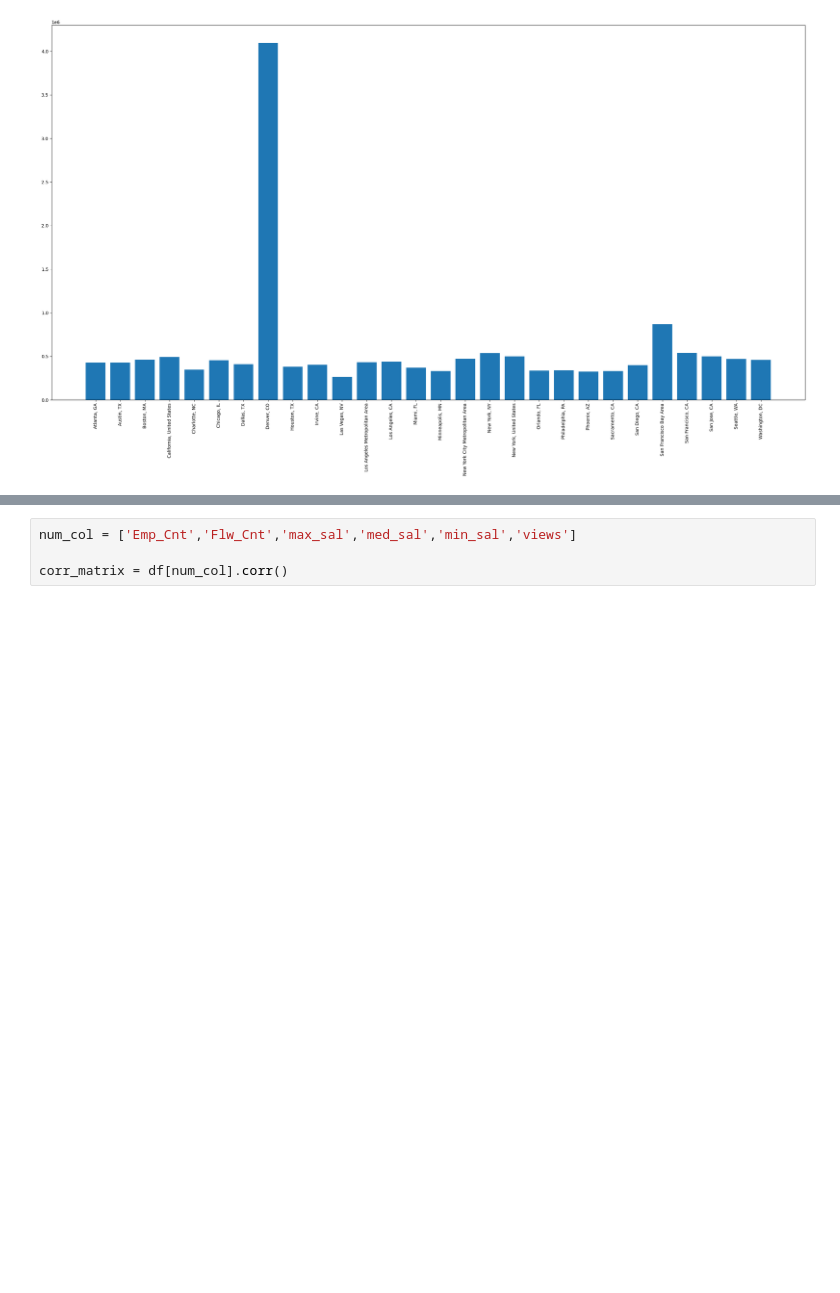
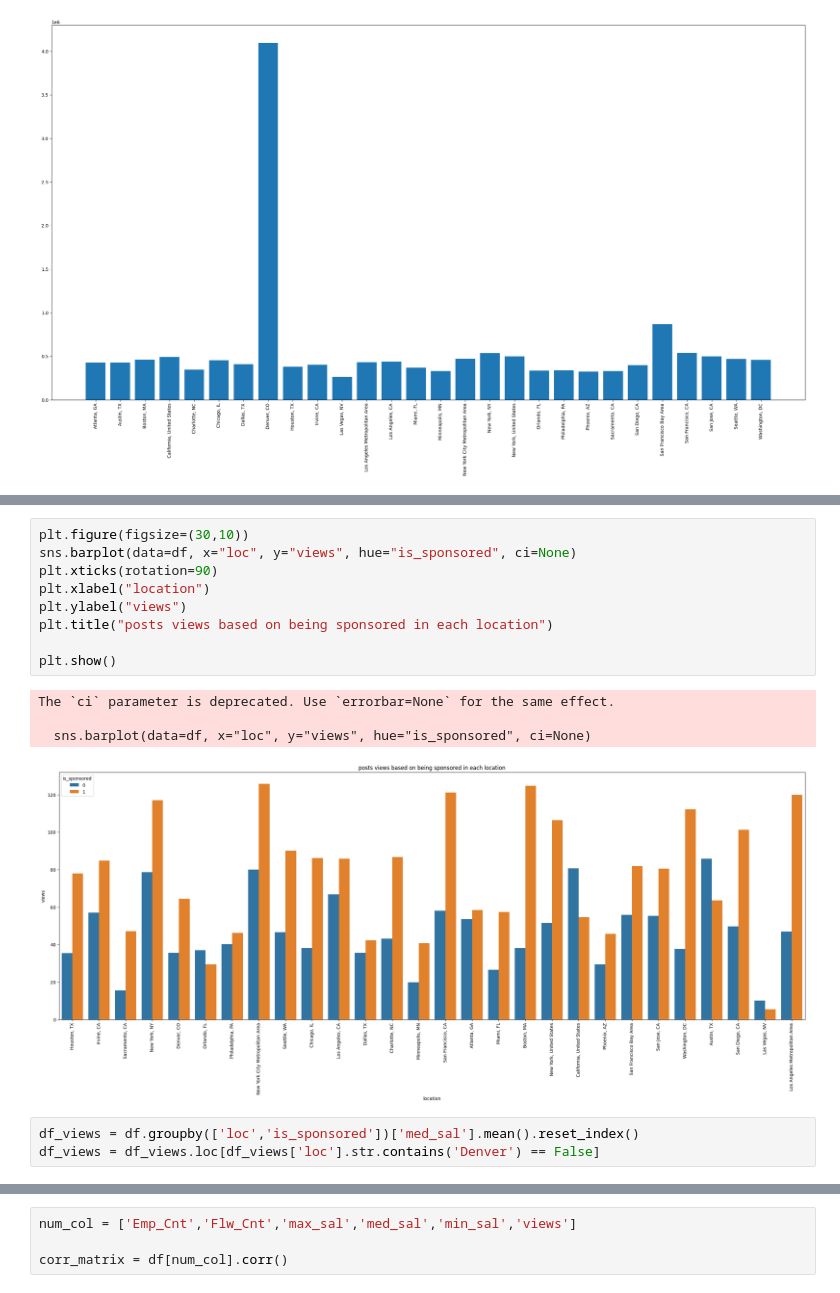
Before and after one commit to MOlowski/Job-posting, a Jupyter notebook: LinkedinJobs_Visualizations.ipynb, the cells around one changed output, grey strips where cells are left out. Drawn from its saved outputs; the diff is of its cells as text; blank space fills up the shorter version.

Commit message:
finding dependencies between salary sponsoring and views

```diff
--- a/LinkedinJobs_Visualizations.ipynb
+++ b/LinkedinJobs_Visualizations.ipynb
@@ -148,0 +159,17 @@ plt.xticks(rotation=90)
+# %%
+plt.figure(figsize=(30,10))
+sns.barplot(data=df, x="loc", y="views", hue="is_sponsored", ci=None)
+plt.xticks(rotation=90)
+plt.xlabel("location")
+plt.ylabel("views")
+plt.title("posts views based on being sponsored in each location")
+
+plt.show()
+# %% [output]
+The `ci` parameter is deprecated. Use `errorbar=None` for the same effect.
+
+  sns.barplot(data=df, x="loc", y="views", hue="is_sponsored", ci=None)
+[figure, added]
+# %%
+df_views = df.groupby(['loc','is_sponsored'])['med_sal'].mean().reset_index()
+df_views = df_views.loc[df_views['loc'].str.contains('Denver') == False]
```
Also changed, not shown: parts of 4 cells of this notebook.
